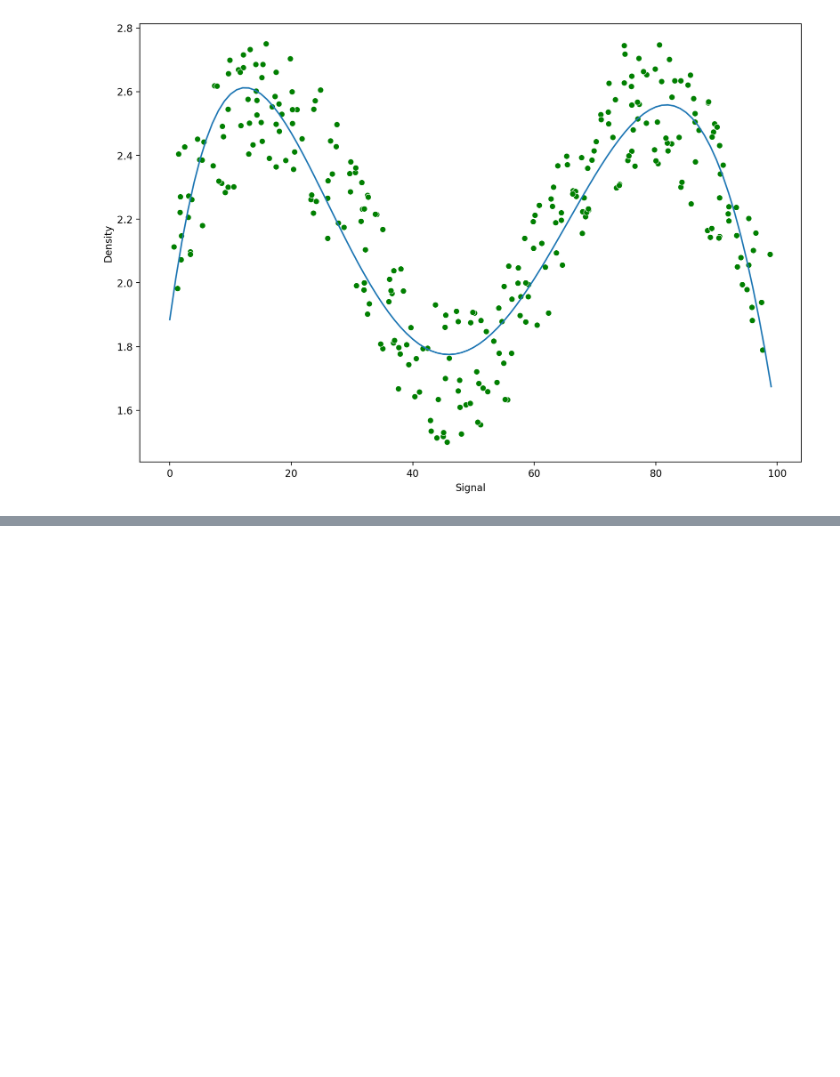
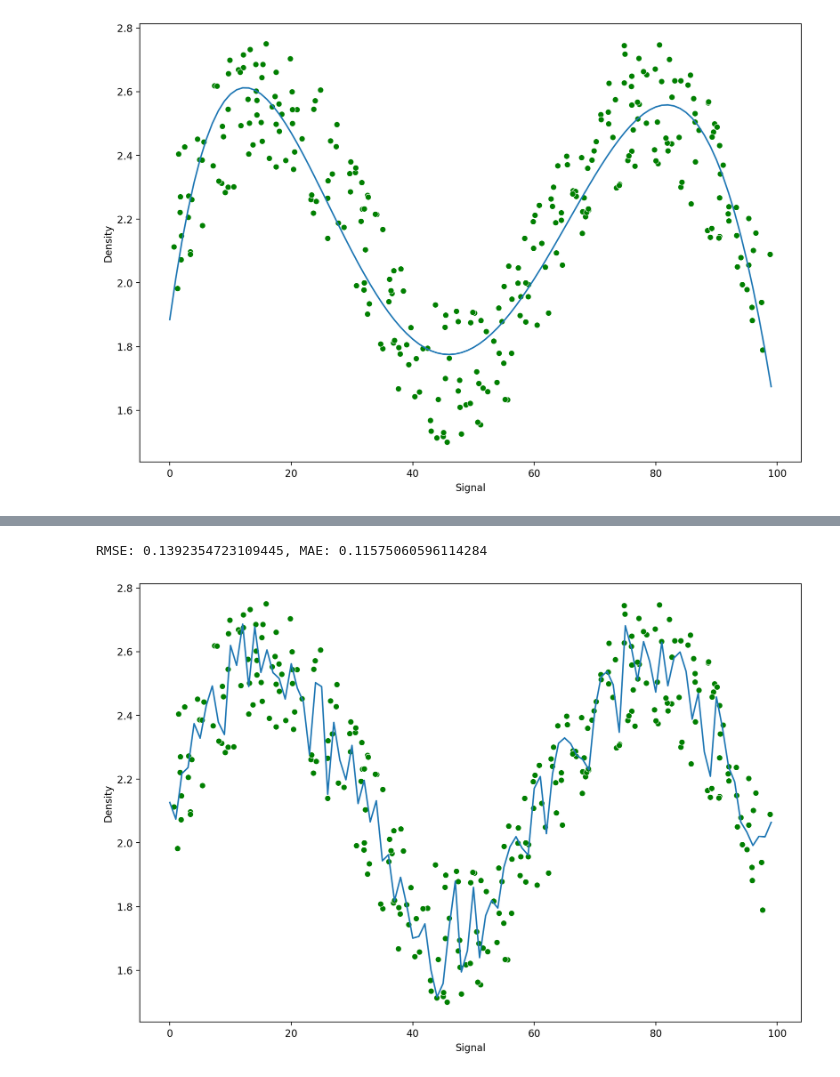
Before and after one commit to smdarshad000-lab/data-science-concepts, a Jupyter notebook: 38_Random_forest_regressor.ipynb, the cells around one changed output, grey strips where cells are left out. Saved outputs shown, nothing was run; the diff lists cells and outputs as text; code cells hidden in the pictures; blank space fills up the shorter version.

Commit message:
done with random forest

```diff
--- a/38_Random_forest_regressor.ipynb
+++ b/38_Random_forest_regressor.ipynb
@@ -131,0 +180,7 @@ RMSE: 0.14452813084167157, MAE: 0.11864312011579757
+# %%
+rfr = RandomForestRegressor(n_estimators=10)
+# %%
+run_model(rfr, X_train, y_train, X_test, y_test)
+# %% [output]
+RMSE: 0.1392354723109445, MAE: 0.11575060596114284
+[figure, added]
```
Also changed, not shown: parts of 10 cells of this notebook.
